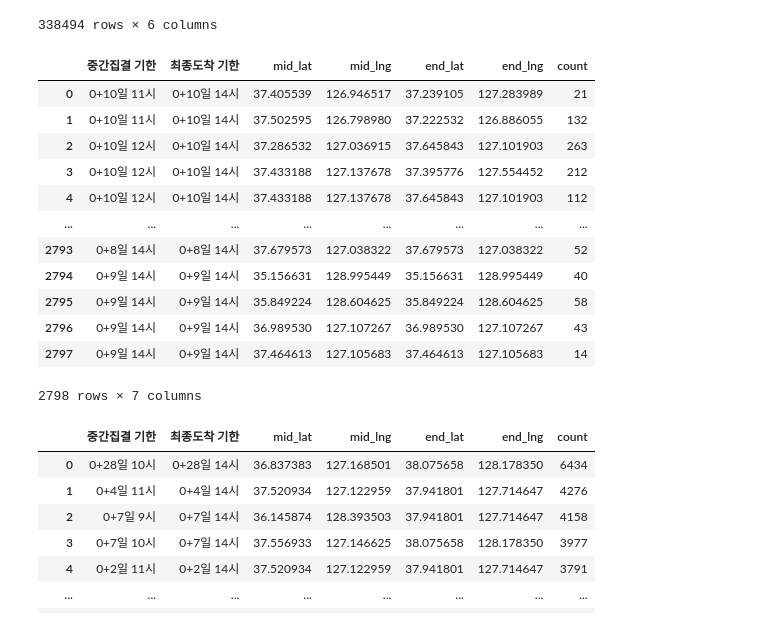
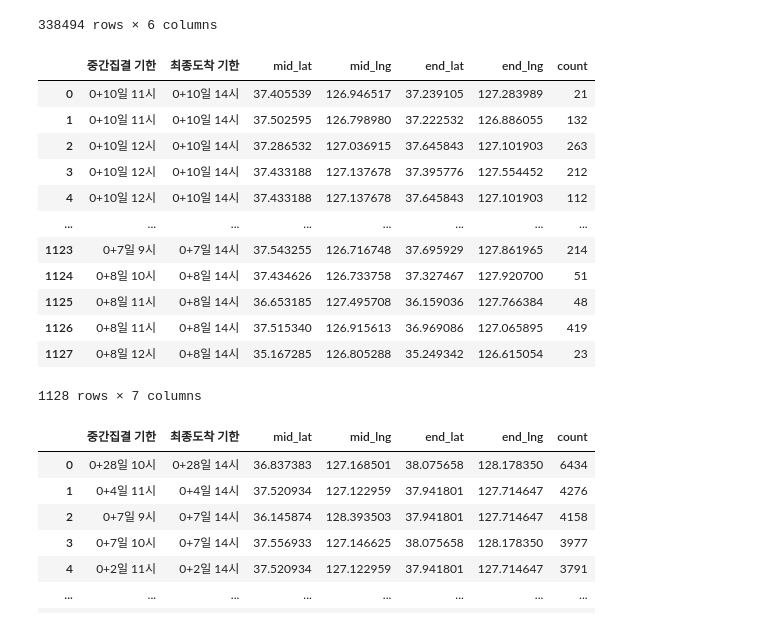
Before and after one commit to DSjayjang/Project, a Jupyter notebook: Crawling/QGIS/day_split.ipynb, the cells around one changed output. Drawn from its saved outputs; the diff is of its cells as text; code cells hidden in the pictures.

```diff
--- a/Crawling/QGIS/day_split.ipynb
+++ b/Crawling/QGIS/day_split.ipynb
@@ -2,7 +2,8 @@
 import numpy as np
 import pandas as pd
 # %%
-df = pd.read_csv(r'..\datasets\bottle.csv', encoding = 'cp949')
+# df = pd.read_csv(r'..\datasets\bottle.csv', encoding = 'cp949')
+df = pd.read_csv(r'C:\Users\user\Desktop\연구\5. 국방부 용역과제\bottle.csv', encoding = 'cp949')
 df
 # %% [output]
 |  | 순번 | 출발지 주소 | 중간집결지 주소 | 최종 도착지 주소 | 중간집결 기한 | 최종도착 기한 | 이동방법 | start_lat | start_lng | mid_lat | ... |
@@ -39,21 +40,21 @@ df_group
 | 338493 | 0+7일 10시 | 0+7일 14시 | 37.556933 | 127.146625 | 38.075658 | 128.178350 |
 338494 rows × 6 columns
 # %%
-df.groupby(list(df_group.columns)).size().reset_index(name = 'count')
+df_group.groupby(list(df_group.columns)).size().reset_index(name = 'count')
 # %% [output]
 |  | 중간집결 기한 | 최종도착 기한 | mid_lat | mid_lng | end_lat | end_lng | count |
 | 0 | 0+10일 11시 | 0+10일 14시 | 37.405539 | 126.946517 | 37.239105 | 127.283989 | 21 |
 | 1 | 0+10일 11시 | 0+10일 14시 | 37.502595 | 126.798980 | 37.222532 | 126.886055 | 132 |
 | 2 | 0+10일 12시 | 0+10일 14시 | 37.286532 | 127.036915 | 37.645843 | 127.101903 | 263 |
 | 3 | 0+10일 12시 | 0+10일 14시 | 37.433188 | 127.137678 | 37.395776 | 127.554452 | 212 |
 | 4 | 0+10일 12시 | 0+10일 14시 | 37.433188 | 127.137678 | 37.645843 | 127.101903 | 112 |
 | ... | ... | ... | ... | ... | ... | ... | ... |
-| 2793 | 0+8일 14시 | 0+8일 14시 | 37.679573 | 127.038322 | 37.679573 | 127.038322 | 52 |
-| 2794 | 0+9일 14시 | 0+9일 14시 | 35.156631 | 128.995449 | 35.156631 | 128.995449 | 40 |
-| 2795 | 0+9일 14시 | 0+9일 14시 | 35.849224 | 128.604625 | 35.849224 | 128.604625 | 58 |
-| 2796 | 0+9일 14시 | 0+9일 14시 | 36.989530 | 127.107267 | 36.989530 | 127.107267 | 43 |
-| 2797 | 0+9일 14시 | 0+9일 14시 | 37.464613 | 127.105683 | 37.464613 | 127.105683 | 14 |
+| 1123 | 0+7일 9시 | 0+7일 14시 | 37.543255 | 126.716748 | 37.695929 | 127.861965 | 214 |
+| 1124 | 0+8일 10시 | 0+8일 14시 | 37.434626 | 126.733758 | 37.327467 | 127.920700 | 51 |
+| 1125 | 0+8일 11시 | 0+8일 14시 | 36.653185 | 127.495708 | 36.159036 | 127.766384 | 48 |
+| 1126 | 0+8일 11시 | 0+8일 14시 | 37.515340 | 126.915613 | 36.969086 | 127.065895 | 419 |
+| 1127 | 0+8일 12시 | 0+8일 14시 | 35.167285 | 126.805288 | 35.249342 | 126.615054 | 23 |
-2798 rows × 7 columns
+1128 rows × 7 columns
 # %%
 path = df_group.value_counts().reset_index(name = 'count').sort_values(by='count', ascending=False)
 path
```
Also changed, not shown: parts of 5 cells of this notebook, 11 other files.
